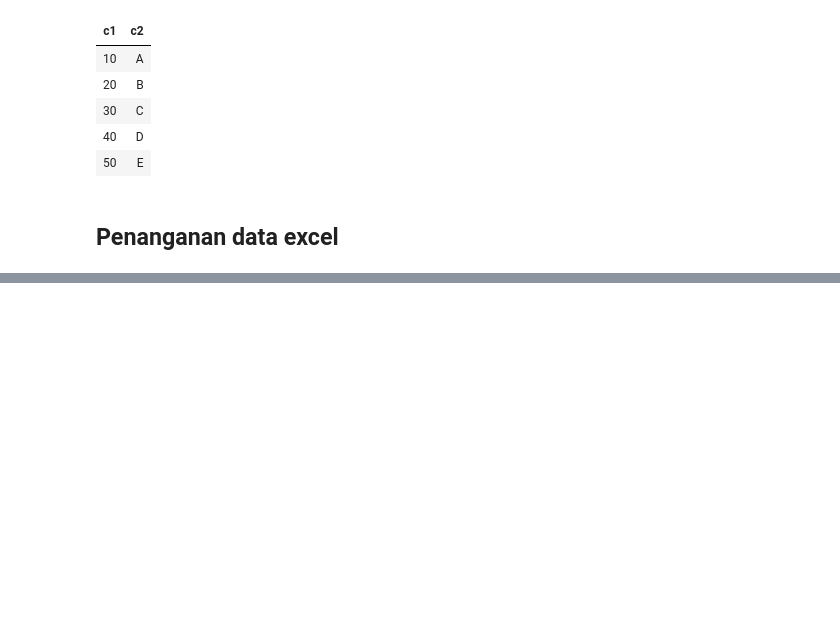
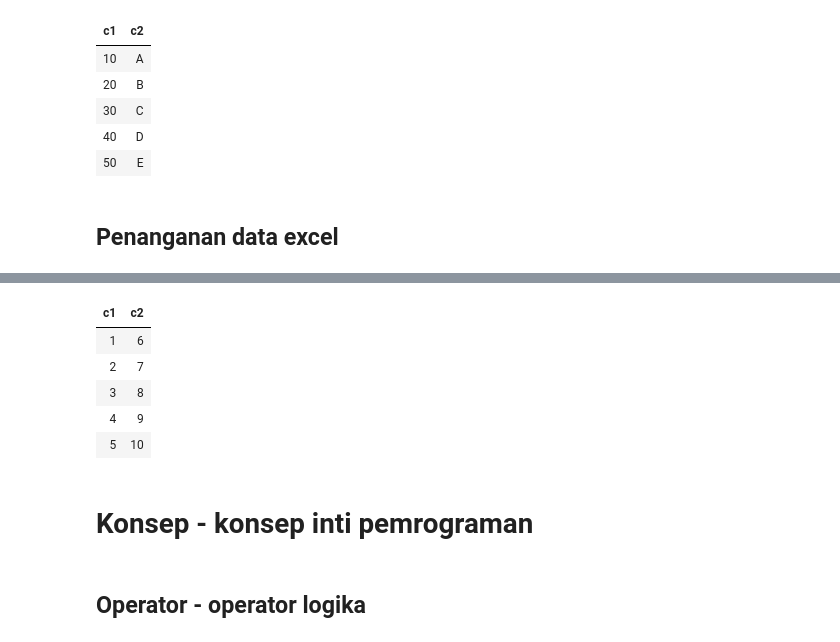
Before and after one commit to sandyherho/tutorEksploR, a Jupyter notebook: Tutorial Statistika Dasar Menggunakan R.ipynb, the cells around one changed output, grey strips where cells are left out. Cells and saved outputs as stored; diff of their text form; code cells hidden in the pictures; blank space fills up the shorter version.

```diff
--- a/Tutorial Statistika Dasar Menggunakan R.ipynb
+++ b/Tutorial Statistika Dasar Menggunakan R.ipynb
@@ -1610,7 +1610,7 @@ getwd()
 [1] "/home/ronggolawe/coding_repo/statdasWebinaR"
 # %%
 # Membaca csv
-data <- read.csv("gaji.csv")
+data <- read.csv("./data/gaji.csv")
 data
 # %% [output]
 | ID | NAMA | Gaji | Jurusan |
@@ -1662,0 +1731,12 @@ insta
+# %%
+c1 <- c(1:5)
+c2 <- 6:10
+df2 <- data.frame(c1,c2)
+df2
+# %% [output]
+| c1 | c2 |
+| 1 | 6 |
+| 2 | 7 |
+| 3 | 8 |
+| 4 | 9 |
+| 5 | 10 |
@@ -1662,0 +1745,4 @@ insta
+# %% [markdown]
+# Konsep - konsep inti pemrograman
+# %% [markdown]
+## Operator - operator logika
```
Also changed, not shown: parts of 12 cells of this notebook, 6 other files.
